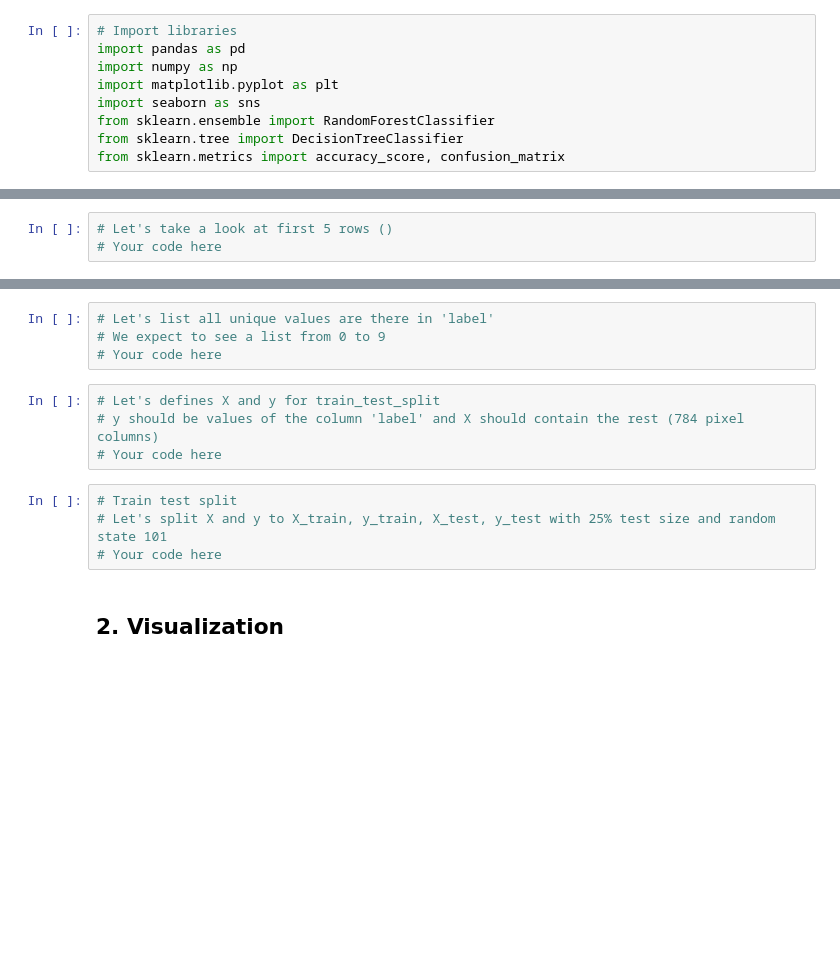
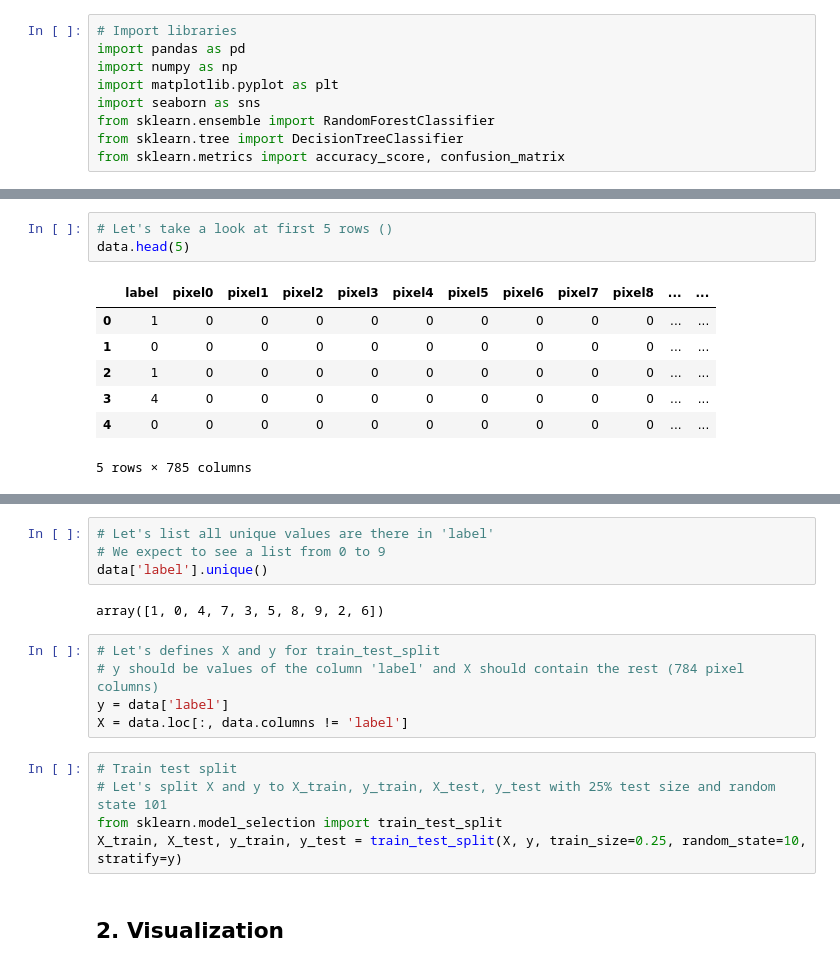
Before and after one commit to huynhducduy/DevC-Data-Sci, a Jupyter notebook: Labs/7/W4-Lab.ipynb, the cells around one changed output, grey strips where cells are left out. Drawn from its saved outputs; the diff is of its cells as text; blank space fills up the shorter version.

```diff
--- a/Labs/7/W4-Lab.ipynb
+++ b/Labs/7/W4-Lab.ipynb
@@ -56,6 +77,14 @@ data.info()
 # %%
 # Let's take a look at first 5 rows ()
-# Your code here
+data.head(5)
+# %% [output]
+|  | label | pixel0 | pixel1 | pixel2 | pixel3 | pixel4 | pixel5 | pixel6 | pixel7 | pixel8 | ... | ... |
+| 0 | 1 | 0 | 0 | 0 | 0 | 0 | 0 | 0 | 0 | 0 | ... | ... |
+| 1 | 0 | 0 | 0 | 0 | 0 | 0 | 0 | 0 | 0 | 0 | ... | ... |
+| 2 | 1 | 0 | 0 | 0 | 0 | 0 | 0 | 0 | 0 | 0 | ... | ... |
+| 3 | 4 | 0 | 0 | 0 | 0 | 0 | 0 | 0 | 0 | 0 | ... | ... |
+| 4 | 0 | 0 | 0 | 0 | 0 | 0 | 0 | 0 | 0 | 0 | ... | ... |
+5 rows × 785 columns
 # %% [markdown]
 You can see that each image is 28 pixels in height and 28 pixels in width, for a total of 784 pixels in total. Each pixel has a single pixel-value associated with it, indicating the lightness or darkness of that pixel, with higher numbers meaning lighter. This pixel-value is an integer between 0 and 255, inclusive.
 
@@ -72,15 +101,19 @@ Visually, if we omit the "pixel" prefix, the pixels make up the image like this:
 # %%
 # Let's list all unique values are there in 'label'
 # We expect to see a list from 0 to 9
-# Your code here
+data['label'].unique()
+# %% [output]
+array([1, 0, 4, 7, 3, 5, 8, 9, 2, 6])
 # %%
 # Let's defines X and y for train_test_split
 # y should be values of the column 'label' and X should contain the rest (784 pixel columns)
-# Your code here
+y = data['label']
+X = data.loc[:, data.columns != 'label']
 # %%
 # Train test split
 # Let's split X and y to X_train, y_train, X_test, y_test with 25% test size and random state 101
-# Your code here
+from sklearn.model_selection import train_test_split
+X_train, X_test, y_train, y_test = train_test_split(X, y, train_size=0.25, random_state=10, stratify=y)
 # %% [markdown]
 ## 2. Visualization
 # %%
```
Also changed, not shown: parts of 4 cells of this notebook, 1 other file.
